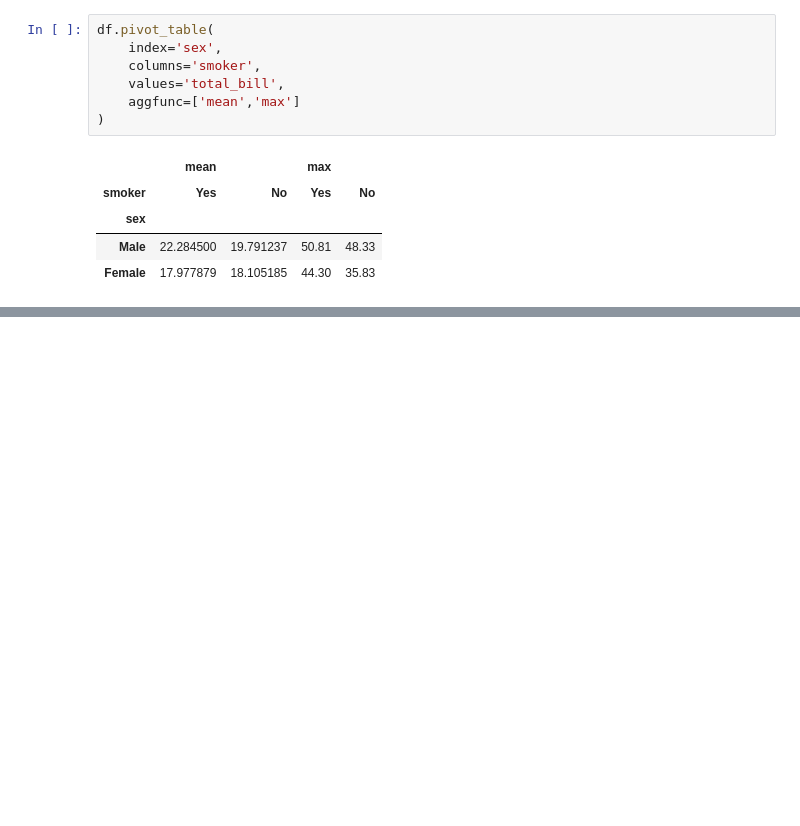
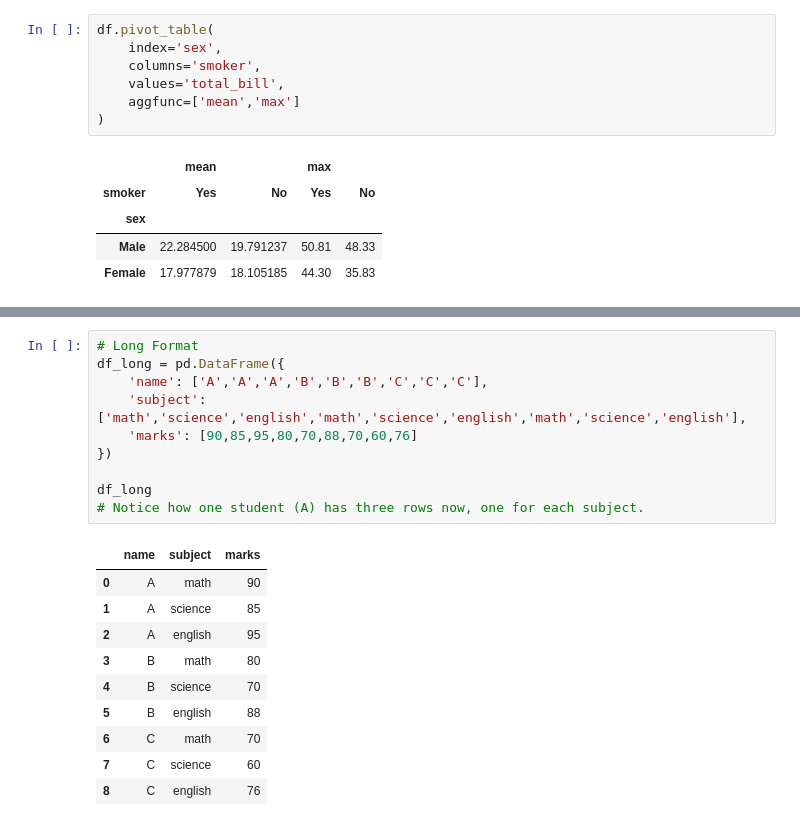
Before and after one commit to Alyan-khattak/AI_ML_Journey, a Jupyter notebook: 7.Data_Analysis_and_Visualization/2_Pandas/16_Multi_index.ipynb, the cells around one changed output, grey strips where cells are left out. Drawn from its saved outputs; the diff is of its cells as text; blank space fills up the shorter version.

```diff
--- a/7.Data_Analysis_and_Visualization/2_Pandas/16_Multi_index.ipynb
+++ b/7.Data_Analysis_and_Visualization/2_Pandas/16_Multi_index.ipynb
@@ -305,0 +345,21 @@ df.pivot_table(
+# %%
+# Long Format
+df_long = pd.DataFrame({
+    'name': ['A','A','A','B','B','B','C','C','C'],
+    'subject': ['math','science','english','math','science','english','math','science','english'],
+    'marks': [90,85,95,80,70,88,70,60,76]
+})
+
+df_long
+# Notice how one student (A) has three rows now, one for each subject.
+# %% [output]
+|  | name | subject | marks |
+| 0 | A | math | 90 |
+| 1 | A | science | 85 |
+| 2 | A | english | 95 |
+| 3 | B | math | 80 |
+| 4 | B | science | 70 |
+| 5 | B | english | 88 |
+| 6 | C | math | 70 |
+| 7 | C | science | 60 |
+| 8 | C | english | 76 |
```
Also changed, not shown: parts of 20 cells of this notebook.
